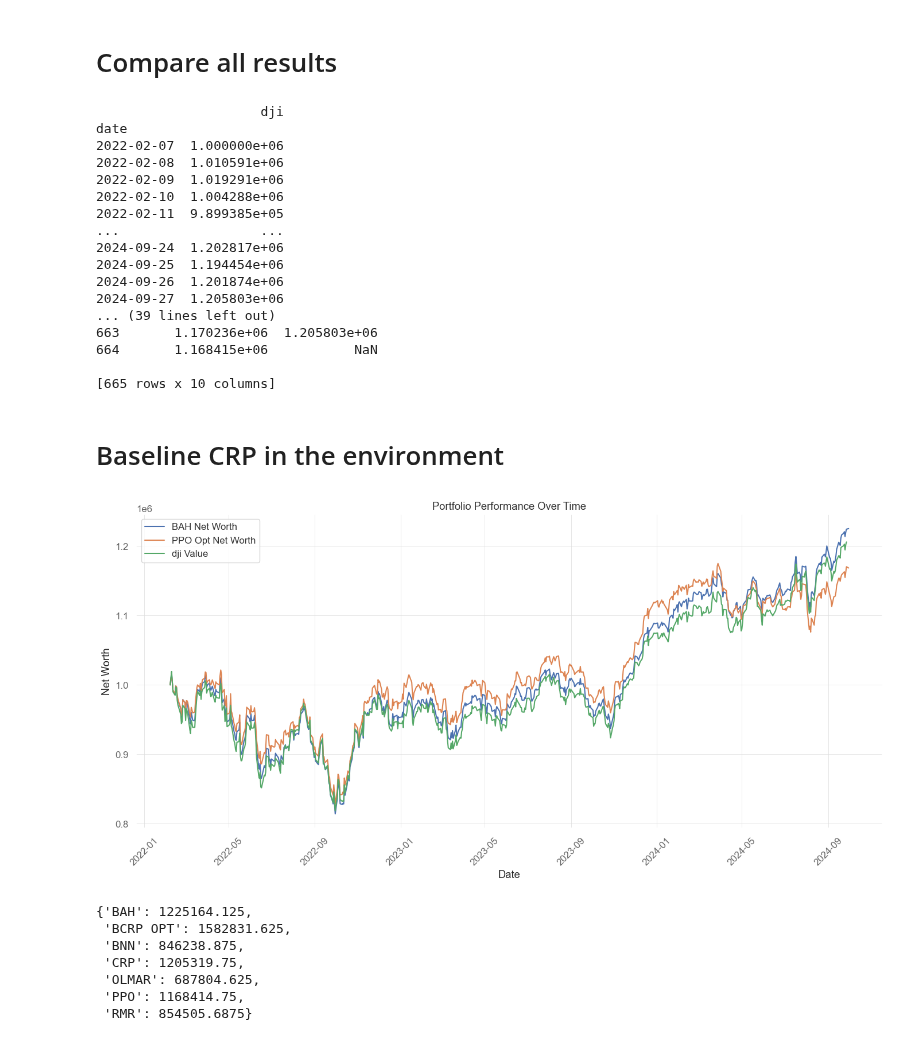
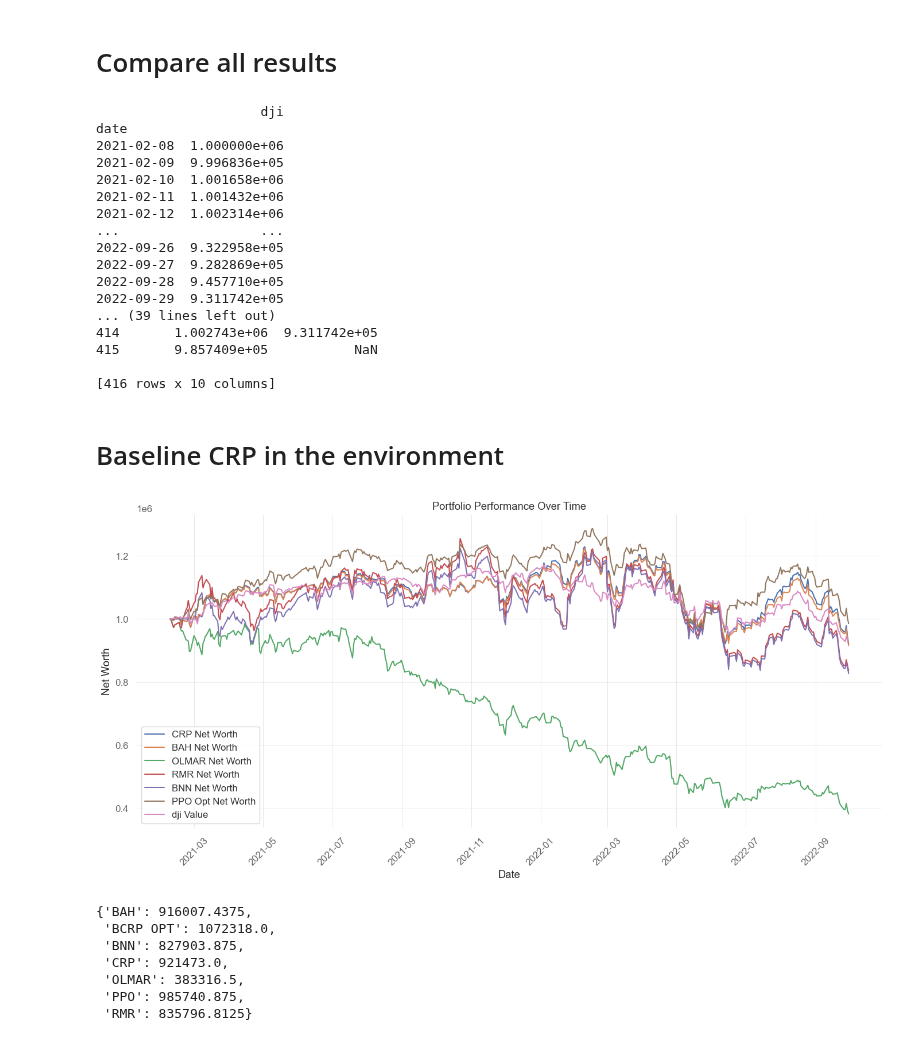
Before and after one commit to flpymonkey/Thesis, a Jupyter notebook: RL_Backtesting_OOS.ipynb, the cells around one changed output. Drawn from its saved outputs; the diff is of its cells as text; code cells hidden in the pictures.

```diff
--- a/RL_Backtesting_OOS.ipynb
+++ b/RL_Backtesting_OOS.ipynb
@@ -4,6 +4,7 @@ from stable_baselines3.common.logger import configure
 
 from finrl.agents.stablebaselines3.models import DRLAgent as StockDRLAgent
 from finrl.agents.portfolio_optimization.models import DRLAgent as OptDRLAgent
+from finrl.agents.portfolio_optimization.models_stable import DRLStableAgent
 
 from finrl.config import TRAINED_MODEL_DIR, RESULTS_DIR
 from finrl.main import check_and_make_directories
@@ -17,26 +18,32 @@ COMMISSION_FEE_PERCENT = 0.001
 INITIAL_CASH = 1000000
 
 
-TEST_START_DATE = '2022-01-01'
-TEST_END_DATE = '2024-10-01'
+TEST_START_DATE = '2021-01-01'
+TEST_END_DATE = '2022-10-01'
 
 # Backtest the results
 
 from finrl.meta.preprocessor.yahoodownloader import YahooDownloader
-from finrl.config_tickers import DOW_30_TICKER
 
 
 # TODO redo this with only TEST_TICKER
 
-value_to_remove = "DOW"
-# Create a new list without the specified string
-DOW_30_TICKER = [x for x in DOW_30_TICKER if x != value_to_remove]
-print(DOW_30_TICKER)
+# value_to_remove = "DOW"
+# # Create a new list without the specified string
+# DOW_30_TICKER = [x for x in DOW_30_TICKER if x != value_to_remove]
+# print(DOW_30_TICKER)
+
+TEST_TICKER = [
+   "AXP",
+    "AMGN",
+    "AAPL",
+    "BA",
+]
 
 
 df = YahooDownloader(start_date = TEST_START_DATE,
                      end_date = TEST_END_DATE,
-                     ticker_list = DOW_30_TICKER).fetch_data()
+                     ticker_list = TEST_TICKER).fetch_data()
 
 processed = df.copy()
 processed = processed.fillna(0)
@@ -894,57 +740,57 @@ print(merged_df)
 # %% [output]
                      dji
 date
-2022-02-07  1.000000e+06
-2022-02-08  1.010591e+06
-2022-02-09  1.019291e+06
-2022-02-10  1.004288e+06
-2022-02-11  9.899385e+05
+2021-02-08  1.000000e+06
+2021-02-09  9.996836e+05
+2021-02-10  1.001658e+06
+2021-02-11  1.001432e+06
+2021-02-12  1.002314e+06
 ...                  ...
-2024-09-24  1.202817e+06
-2024-09-25  1.194454e+06
-2024-09-26  1.201874e+06
-2024-09-27  1.205803e+06
+2022-09-26  9.322958e+05
+2022-09-27  9.282869e+05
+2022-09-28  9.457710e+05
+2022-09-29  9.311742e+05
 ... (39 lines left out)
-663       1.170236e+06  1.205803e+06
-664       1.168415e+06           NaN
+414       1.002743e+06  9.311742e+05
+415       9.857409e+05           NaN
 
-[665 rows x 10 columns]
+[416 rows x 10 columns]
 # %% [markdown]
 # Baseline CRP in the environment
 # %%
 # Use the correct backend for Jupyter
 %matplotlib inline
 import matplotlib.pyplot as plt
 
 # TODO make sure all dates line up, fix CRP and OLMAR
 
 # Plot the DataFrame
 plt.figure(figsize=(14, 7))
 # plt.plot(merged_df['Date'], merged_df['bcrp_opt_net_worth'], label='BCRP Net Worth')
 # plt.plot(merged_df['Date'], merged_df['CRP_net_worth'], label='CRP Net Worth')# CRP and Opt net worth are basically on the same line
-# plt.plot(merged_df['Date'], merged_df['crp_opt_net_worth'], label='CRP Net Worth')
+plt.plot(merged_df['Date'], merged_df['crp_opt_net_worth'], label='CRP Net Worth')
 plt.plot(merged_df['Date'], merged_df['bah_opt_net_worth'], label='BAH Net Worth')
-# plt.plot(merged_df['Date'], merged_df['olmar_opt_net_worth'], label='OLMAR Net Worth')
-# plt.plot(merged_df['Date'], merged_df['rmr_opt_net_worth'], label='RMR Net Worth')
-# plt.plot(merged_df['Date'], merged_df['bnn_opt_net_worth'], label='BNN Net Worth')
+plt.plot(merged_df['Date'], merged_df['olmar_opt_net_worth'], label='OLMAR Net Worth')
+plt.plot(merged_df['Date'], merged_df['rmr_opt_net_worth'], label='RMR Net Worth')
+plt.plot(merged_df['Date'], merged_df['bnn_opt_net_worth'], label='BNN Net Worth')
 
 
 # plt.plot(merged_df['Date'], merged_df['opt_net_worth'], label='Opt Net Worth')
 plt.plot(merged_df['Date'], merged_df['ppo_opt_net_worth'], label='PPO Opt Net Worth')
 # plt.plot(merged_df['Date'], merged_df['ppo_value'], label='PPO Value')
 # plt.plot(merged_df['Date'], merged_df['td3_value'], label='TD3 Value')
 # plt.plot(merged_df['Date'], merged_df['a2c_value'], label='A2C Value')
 plt.plot(merged_df['Date'], merged_df['dji'], label='dji Value')
 plt.xlabel('Date')
 plt.ylabel('Net Worth')
 plt.title('Portfolio Performance Over Time')
 plt.legend()
 plt.xticks(rotation=45)
 plt.grid(True)
 plt.tight_layout()
 plt.show()
 # %% [output]
-[figure, old version]
+[figure, new version]
 # %%
 import pprint
 
@@ -960,13 +806,13 @@ final_returns = {
 
 pprint.pprint(final_returns)
 # %% [output]
-{'BAH': 1225164.125,
- 'BCRP OPT': 1582831.625,
- 'BNN': 846238.875,
- 'CRP': 1205319.75,
- 'OLMAR': 687804.625,
- 'PPO': 1168414.75,
- 'RMR': 854505.6875}
+{'BAH': 916007.4375,
+ 'BCRP OPT': 1072318.0,
+ 'BNN': 827903.875,
+ 'CRP': 921473.0,
+ 'OLMAR': 383316.5,
+ 'PPO': 985740.875,
+ 'RMR': 835796.8125}
 # %%
 import numpy as np
 import pprint
```
Also changed, not shown: parts of 22 cells of this notebook, 21 other files.
